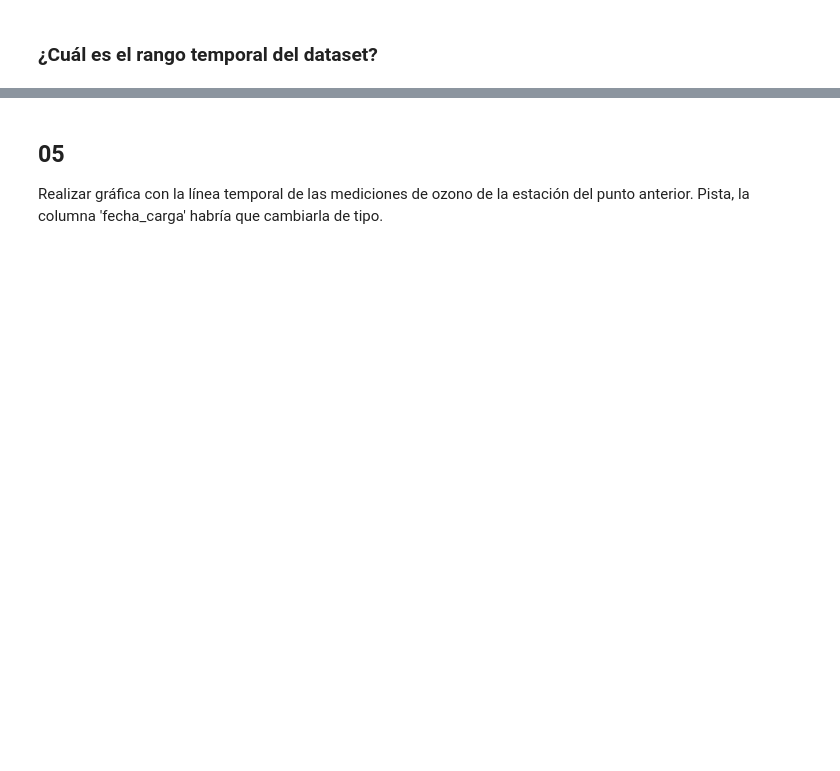
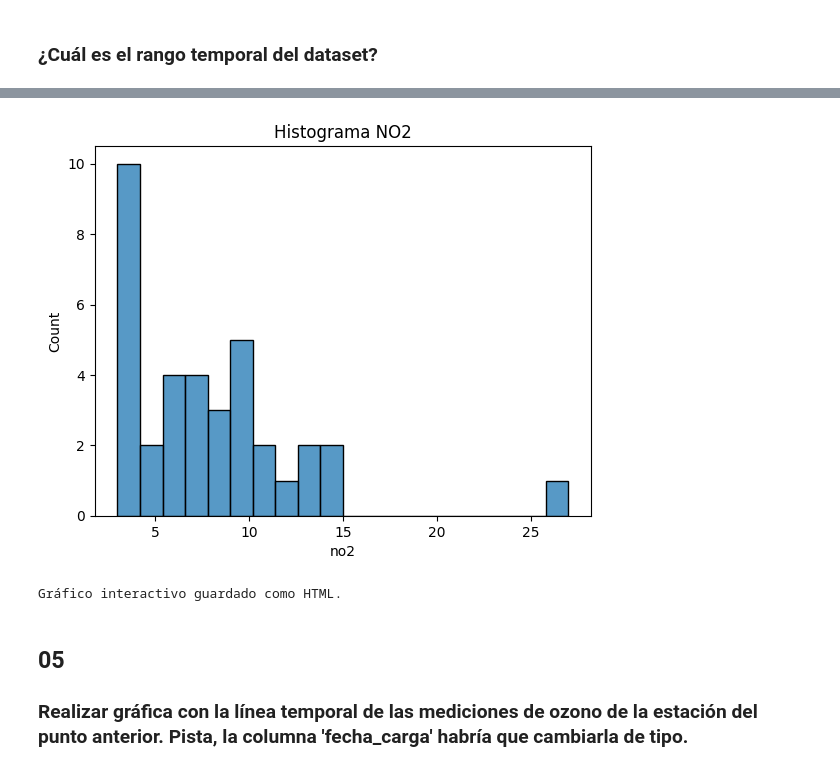
Before and after one commit to YerayQuiles/01_python, a Jupyter notebook: 01MAIR_ACT_Video.ipynb, the cells around one changed output, grey strips where cells are left out. Drawn from its saved outputs; the diff is of its cells as text; code cells hidden in the pictures; blank space fills up the shorter version.

```diff
--- a/01MAIR_ACT_Video.ipynb
+++ b/01MAIR_ACT_Video.ipynb
@@ -86,3 +226,18 @@ Realizar el histograma de dióxido de nitrógeno de la estación del punto anter
+# %%
+# Histograma con seaborn
+sns.histplot(data=datos_estacion, x='no2', bins=20)
+plt.title('Histograma NO2')
+plt.show()
+# %% [output]
+[figure, added]
+# %%
+# Histograma con plotly
+fig = px.histogram(datos_estacion, x='no2', nbins=20, title='Histograma NO2')
+fig.write_html("histograma_no2.html")
+
+print('Gráfico interactivo guardado como HTML.')
+# %% [output]
+Gráfico interactivo guardado como HTML.
 # %% [markdown]
 ## 05
-Realizar gráfica con  la línea temporal de las mediciones de ozono de la estación del punto anterior. Pista, la columna 'fecha_carga' habría que cambiarla de tipo.
+### Realizar gráfica con  la línea temporal de las mediciones de ozono de la estación del punto anterior. Pista, la columna 'fecha_carga' habría que cambiarla de tipo.
```
Also changed, not shown: parts of 23 cells of this notebook, 3 other files.
